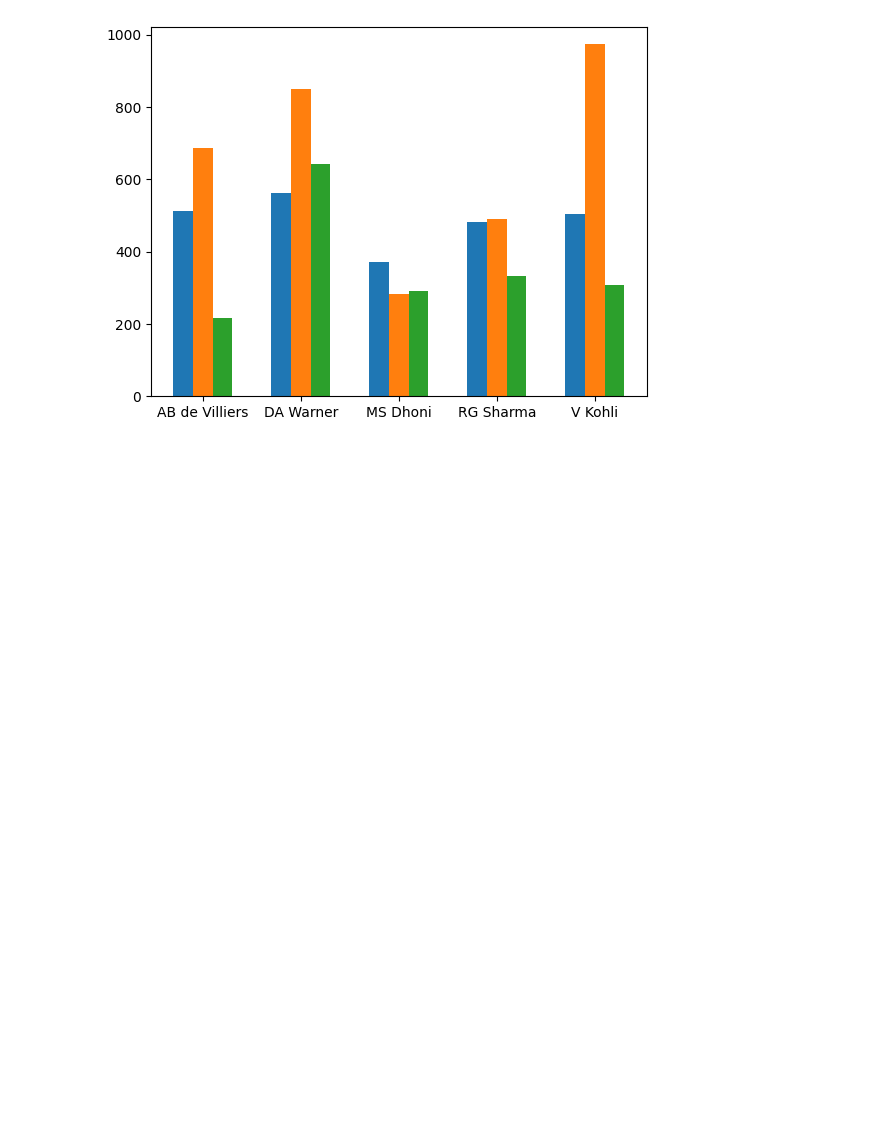
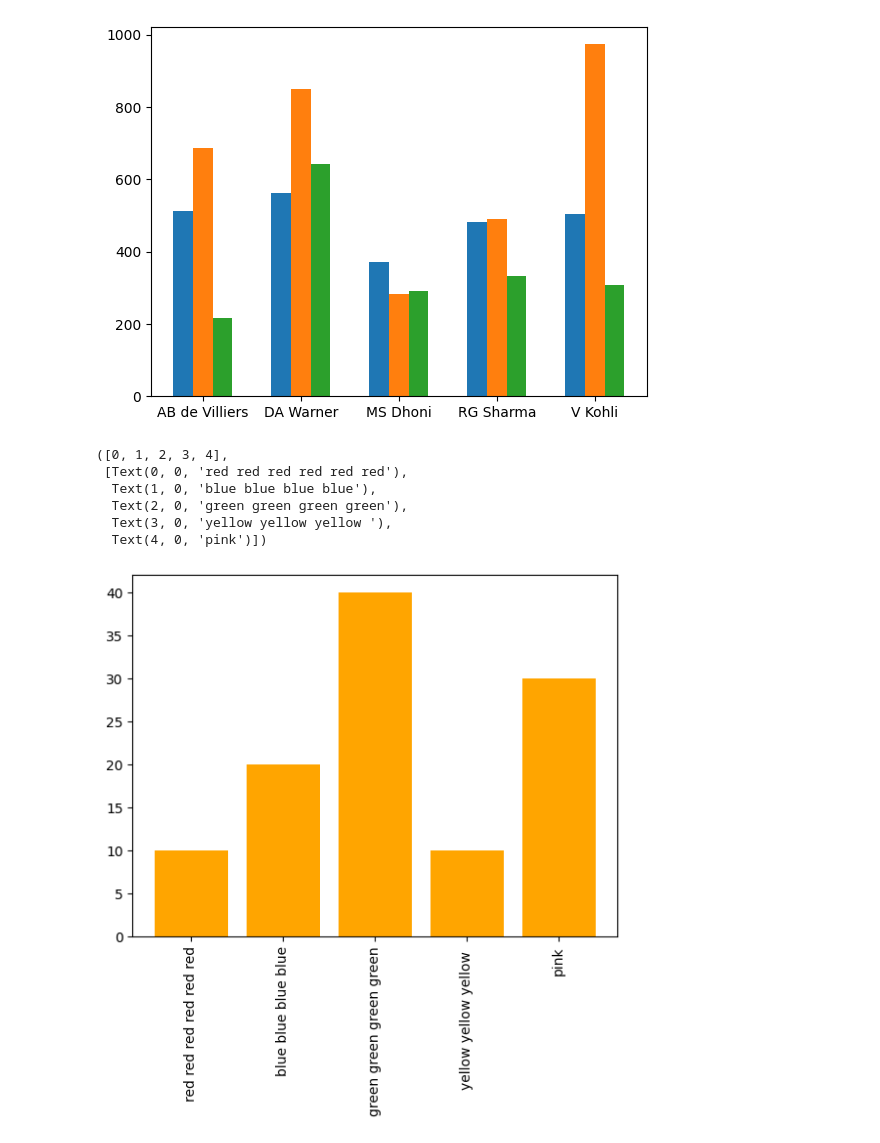
Before and after one commit to Vaidehi1005/MachineLearning, a Jupyter notebook: Matplotlib.ipynb, the cells around one changed output. Saved outputs shown, nothing was run; the diff lists cells and outputs as text; code cells hidden in the pictures; blank space fills up the shorter version.

```diff
--- a/Matplotlib.ipynb
+++ b/Matplotlib.ipynb
@@ -335,7 +335,19 @@ plt.show()
 # %%
 #a problem
 
 child = [10,20,40,10,30]
-colors=['red','blue','green','yellow','pink']
+colors=['red red red red red red','blue blue blue blue','green green green green','yellow yellow yellow ','pink']
 
 plt.bar(colors,child,color='orange')
+
+plt.xticks(rotation = 'vertical' )
+
+#aana thi x axis na badha naam vertical dekhai dese and e naam che ne bou space nai le width na format ma and readability enhance thai jase
+# %% [output]
+([0, 1, 2, 3, 4],
+ [Text(0, 0, 'red red red red red red'),
+  Text(1, 0, 'blue blue blue blue'),
+  Text(2, 0, 'green green green green'),
+  Text(3, 0, 'yellow yellow yellow '),
+  Text(4, 0, 'pink')])
+[figure, added]
```
Also changed, not shown: parts of 13 cells of this notebook.
